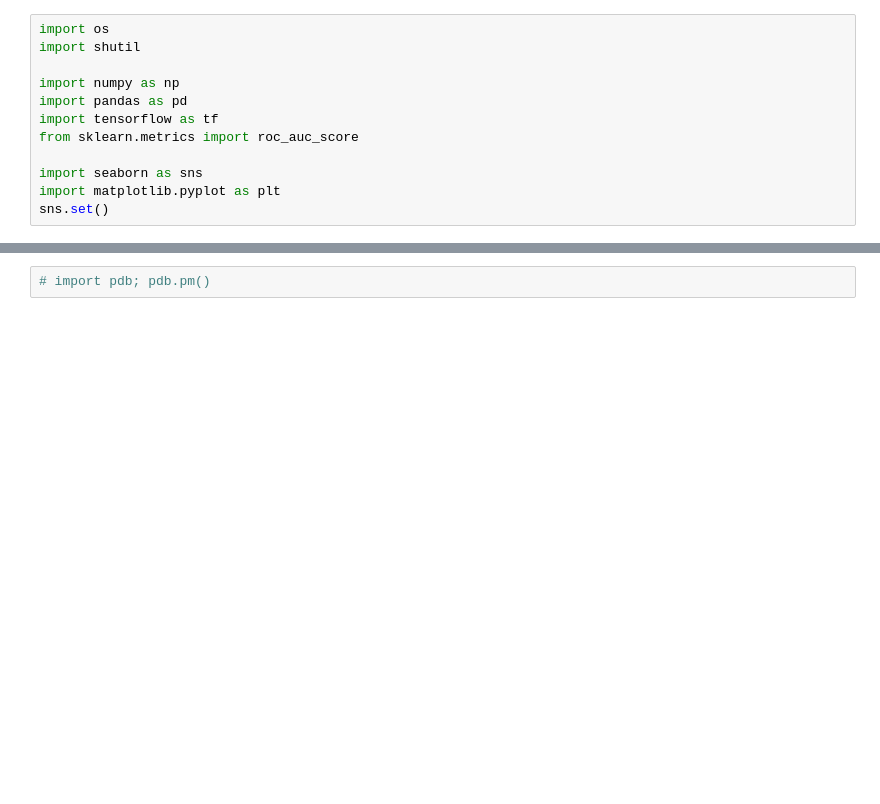
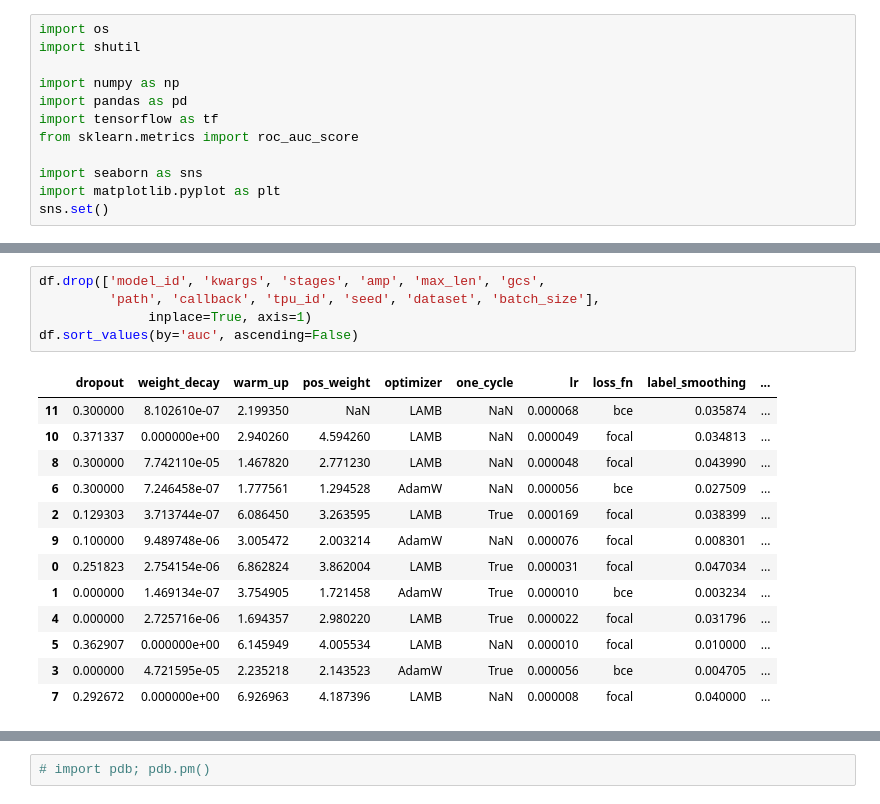
Before and after one commit to henrique/jigsaw20, a Jupyter notebook: subs.ipynb, the cells around one changed output, grey strips where cells are left out. Drawn from its saved outputs; the diff is of its cells as text; blank space fills up the shorter version.

```diff
--- a/subs.ipynb
+++ b/subs.ipynb
@@ -72,3 +81,22 @@ df.sort_values(by='auc', ascending=False)
+# %%
+df.drop(['model_id', 'kwargs', 'stages', 'amp', 'max_len', 'gcs',
+         'path', 'callback', 'tpu_id', 'seed', 'dataset', 'batch_size'],
+              inplace=True, axis=1)
+df.sort_values(by='auc', ascending=False)
+# %% [output]
+|  | dropout | weight_decay | warm_up | pos_weight | optimizer | one_cycle | lr | loss_fn | label_smoothing | ... |
+| 11 | 0.300000 | 8.102610e-07 | 2.199350 | NaN | LAMB | NaN | 0.000068 | bce | 0.035874 | ... |
+| 10 | 0.371337 | 0.000000e+00 | 2.940260 | 4.594260 | LAMB | NaN | 0.000049 | focal | 0.034813 | ... |
+| 8 | 0.300000 | 7.742110e-05 | 1.467820 | 2.771230 | LAMB | NaN | 0.000048 | focal | 0.043990 | ... |
+| 6 | 0.300000 | 7.246458e-07 | 1.777561 | 1.294528 | AdamW | NaN | 0.000056 | bce | 0.027509 | ... |
+| 2 | 0.129303 | 3.713744e-07 | 6.086450 | 3.263595 | LAMB | True | 0.000169 | focal | 0.038399 | ... |
+| 9 | 0.100000 | 9.489748e-06 | 3.005472 | 2.003214 | AdamW | NaN | 0.000076 | focal | 0.008301 | ... |
+| 0 | 0.251823 | 2.754154e-06 | 6.862824 | 3.862004 | LAMB | True | 0.000031 | focal | 0.047034 | ... |
+| 1 | 0.000000 | 1.469134e-07 | 3.754905 | 1.721458 | AdamW | True | 0.000010 | bce | 0.003234 | ... |
+| 4 | 0.000000 | 2.725716e-06 | 1.694357 | 2.980220 | LAMB | True | 0.000022 | focal | 0.031796 | ... |
+| 5 | 0.362907 | 0.000000e+00 | 6.145949 | 4.005534 | LAMB | NaN | 0.000010 | focal | 0.010000 | ... |
+| 3 | 0.000000 | 4.721595e-05 | 2.235218 | 2.143523 | AdamW | True | 0.000056 | bce | 0.004705 | ... |
+| 7 | 0.292672 | 0.000000e+00 | 6.926963 | 4.187396 | LAMB | NaN | 0.000008 | focal | 0.040000 | ... |
 # %%
 # Compute the correlation matrix
 corr = df.corr('kendall')
```
Also changed, not shown: parts of 11 cells of this notebook, 3 other files.
